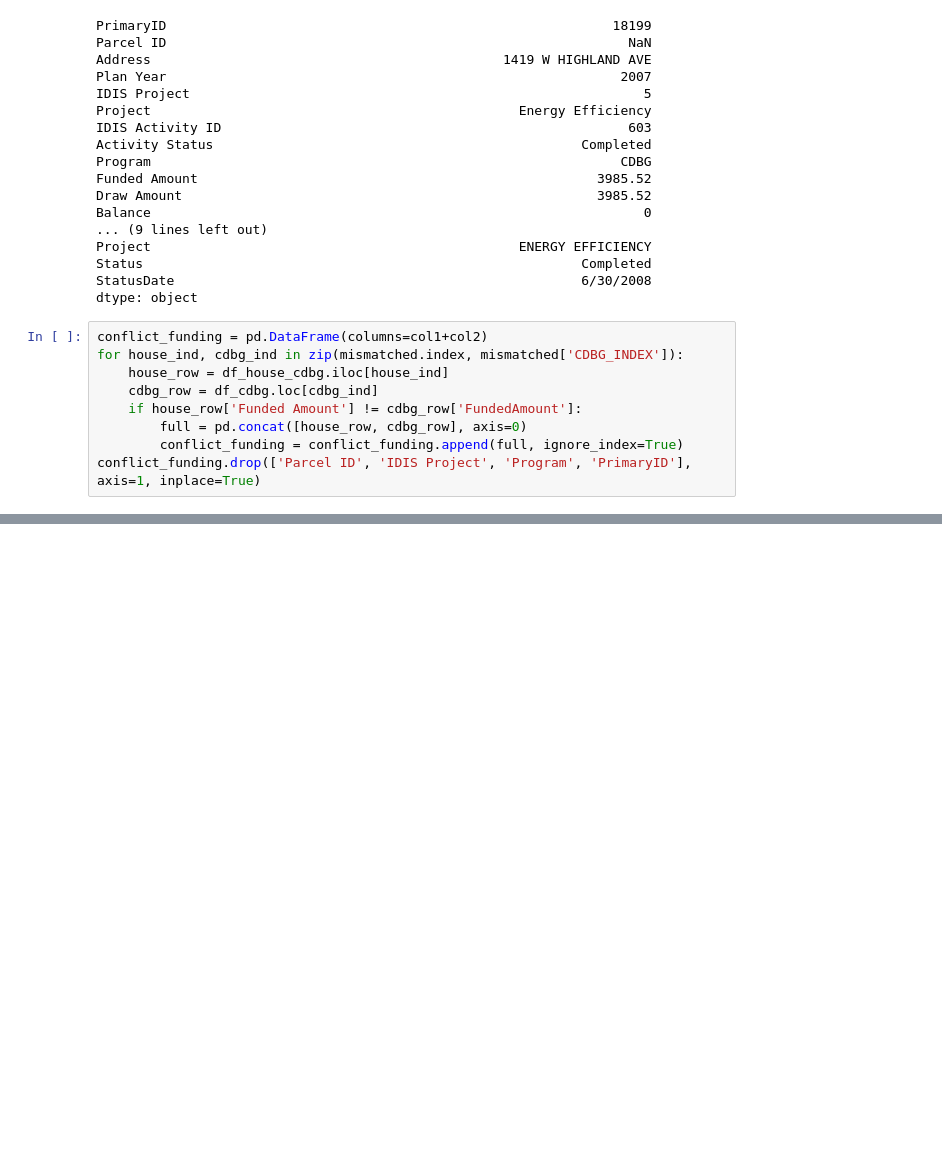
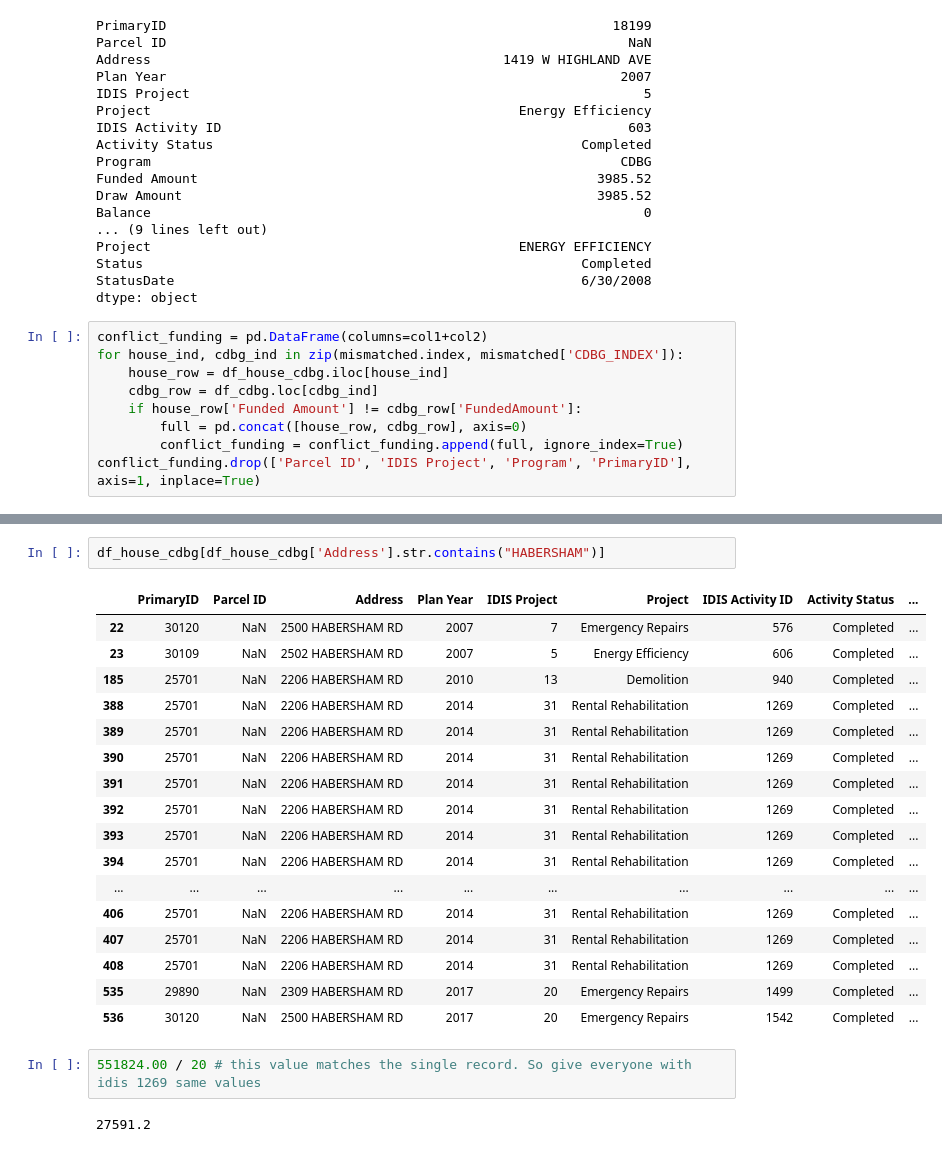
Before and after one commit to asensio-lab/albany-housing-analytics, a Jupyter notebook: preprocessing/housing/housing_merge_drawdown.ipynb, the cells around one changed output, grey strips where cells are left out. Saved outputs shown, nothing was run; the diff lists cells and outputs as text; blank space fills up the shorter version.

```diff
--- a/preprocessing/housing/housing_merge_drawdown.ipynb
+++ b/preprocessing/housing/housing_merge_drawdown.ipynb
@@ -275,0 +328,24 @@ conflict_funding
+# %%
+df_house_cdbg[df_house_cdbg['Address'].str.contains("HABERSHAM")]
+# %% [output]
+|  | PrimaryID | Parcel ID | Address | Plan Year | IDIS Project | Project | IDIS Activity ID | Activity Status | ... |
+| 22 | 30120 | NaN | 2500 HABERSHAM RD | 2007 | 7 | Emergency Repairs | 576 | Completed | ... |
+| 23 | 30109 | NaN | 2502 HABERSHAM RD | 2007 | 5 | Energy Efficiency | 606 | Completed | ... |
+| 185 | 25701 | NaN | 2206 HABERSHAM RD | 2010 | 13 | Demolition | 940 | Completed | ... |
+| 388 | 25701 | NaN | 2206 HABERSHAM RD | 2014 | 31 | Rental Rehabilitation | 1269 | Completed | ... |
+| 389 | 25701 | NaN | 2206 HABERSHAM RD | 2014 | 31 | Rental Rehabilitation | 1269 | Completed | ... |
+| 390 | 25701 | NaN | 2206 HABERSHAM RD | 2014 | 31 | Rental Rehabilitation | 1269 | Completed | ... |
+| 391 | 25701 | NaN | 2206 HABERSHAM RD | 2014 | 31 | Rental Rehabilitation | 1269 | Completed | ... |
+| 392 | 25701 | NaN | 2206 HABERSHAM RD | 2014 | 31 | Rental Rehabilitation | 1269 | Completed | ... |
+| 393 | 25701 | NaN | 2206 HABERSHAM RD | 2014 | 31 | Rental Rehabilitation | 1269 | Completed | ... |
+| 394 | 25701 | NaN | 2206 HABERSHAM RD | 2014 | 31 | Rental Rehabilitation | 1269 | Completed | ... |
+| ... | ... | ... | ... | ... | ... | ... | ... | ... | ... |
+| 406 | 25701 | NaN | 2206 HABERSHAM RD | 2014 | 31 | Rental Rehabilitation | 1269 | Completed | ... |
+| 407 | 25701 | NaN | 2206 HABERSHAM RD | 2014 | 31 | Rental Rehabilitation | 1269 | Completed | ... |
+| 408 | 25701 | NaN | 2206 HABERSHAM RD | 2014 | 31 | Rental Rehabilitation | 1269 | Completed | ... |
+| 535 | 29890 | NaN | 2309 HABERSHAM RD | 2017 | 20 | Emergency Repairs | 1499 | Completed | ... |
+| 536 | 30120 | NaN | 2500 HABERSHAM RD | 2017 | 20 | Emergency Repairs | 1542 | Completed | ... |
+# %%
+551824.00 / 20 # this value matches the single record. So give everyone with idis 1269 same values
+# %% [output]
+27591.2
```
Also changed, not shown: parts of 151 cells of this notebook.
